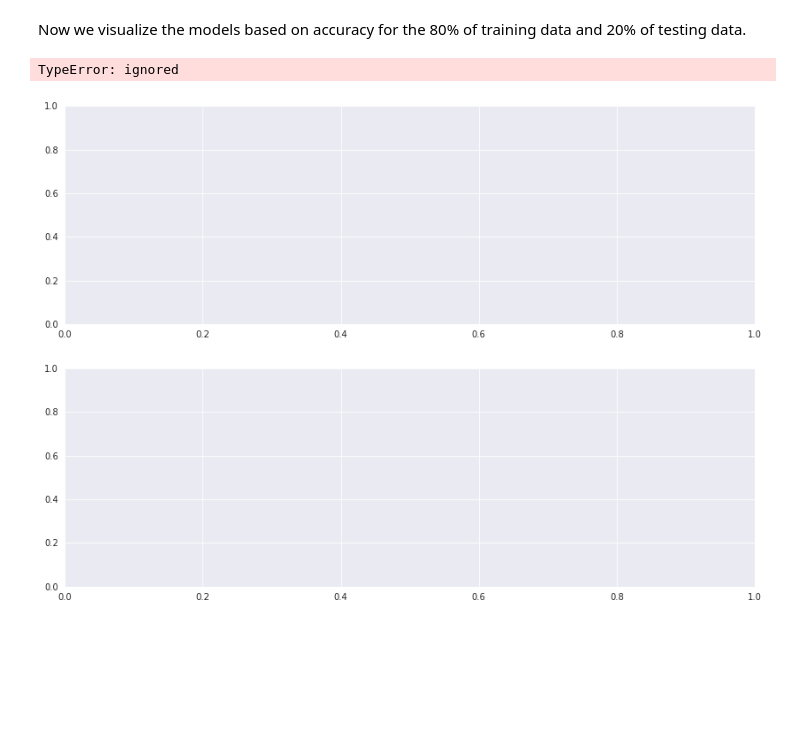
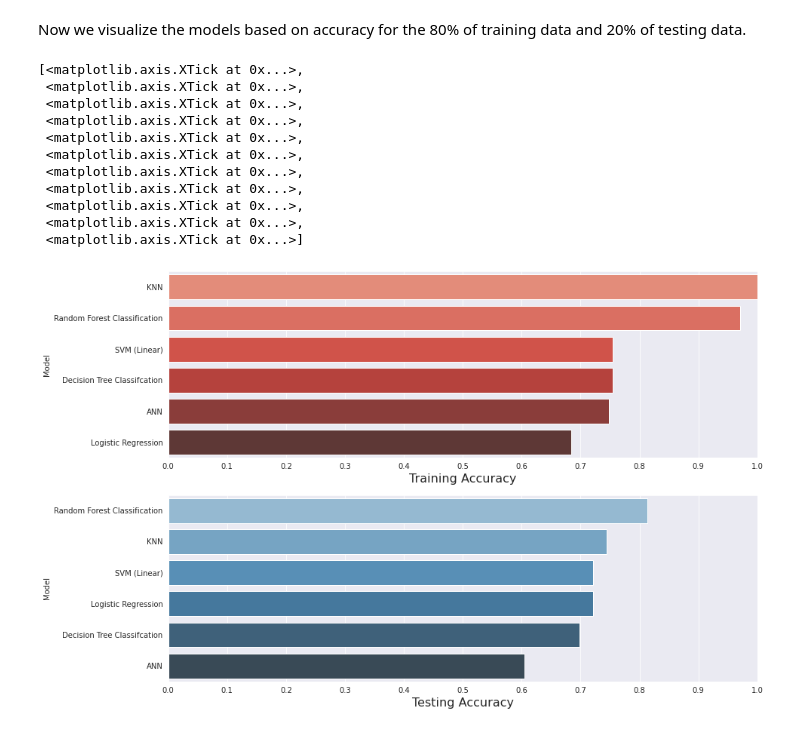
Before and after one commit to masp42/ML_Glass_CA, a Jupyter notebook: CA_ML_3.ipynb, the cells around one changed output. Saved outputs shown, nothing was run; the diff lists cells and outputs as text; code cells hidden in the pictures; blank space fills up the shorter version.

```diff
--- a/CA_ML_3.ipynb
+++ b/CA_ML_3.ipynb
@@ -591,25 +591,35 @@ Now we visualize the models based on accuracy for the 80% of training data and 2
 # %%
 # Visualizing Models Performance
 
 f, axes = plt.subplots(2,1, figsize=(14,10))
 
 predict.sort_values(by=['Training Accuracy'], ascending=False, inplace=True)
 
-sns.barplot(x='Training Accuracy', Y='Model', data = predict, palette ='Reds_d', ax = axes[0])
+sns.barplot(x='Training Accuracy', y='Model', data = predict, palette ='Reds_d', ax = axes[0])
 #axes[0].set(xlabel='Region', ylabel='Charges')
 axes[0].set_xlabel('Training Accuracy', size=16)
 axes[0].set_ylabel('Model')
 axes[0].set_xlim(0,1.0)
 axes[0].set_xticks(np.arange(0, 1.1, 0.1))
 
 predict.sort_values(by=['Test Accuracy'], ascending=False, inplace=True)
 
 sns.barplot(x='Test Accuracy', y='Model', data = predict, palette='Blues_d', ax = axes[1])
 #axes[0].set(xlabel='Region', ylabel='Charges')
 axes[1].set_xlabel('Testing Accuracy', size=16)
 axes[1].set_ylabel('Model')
 axes[1].set_xlim(0,1.0)
 axes[1].set_xticks(np.arange(0, 1.1, 0.1))
 # %% [output]
-TypeError: ignored
+[<matplotlib.axis.XTick at 0x...>,
+ <matplotlib.axis.XTick at 0x...>,
+ <matplotlib.axis.XTick at 0x...>,
+ <matplotlib.axis.XTick at 0x...>,
+ <matplotlib.axis.XTick at 0x...>,
+ <matplotlib.axis.XTick at 0x...>,
+ <matplotlib.axis.XTick at 0x...>,
+ <matplotlib.axis.XTick at 0x...>,
+ <matplotlib.axis.XTick at 0x...>,
+ <matplotlib.axis.XTick at 0x...>,
+ <matplotlib.axis.XTick at 0x...>]
-[figure, old version]
+[figure, new version]
```
